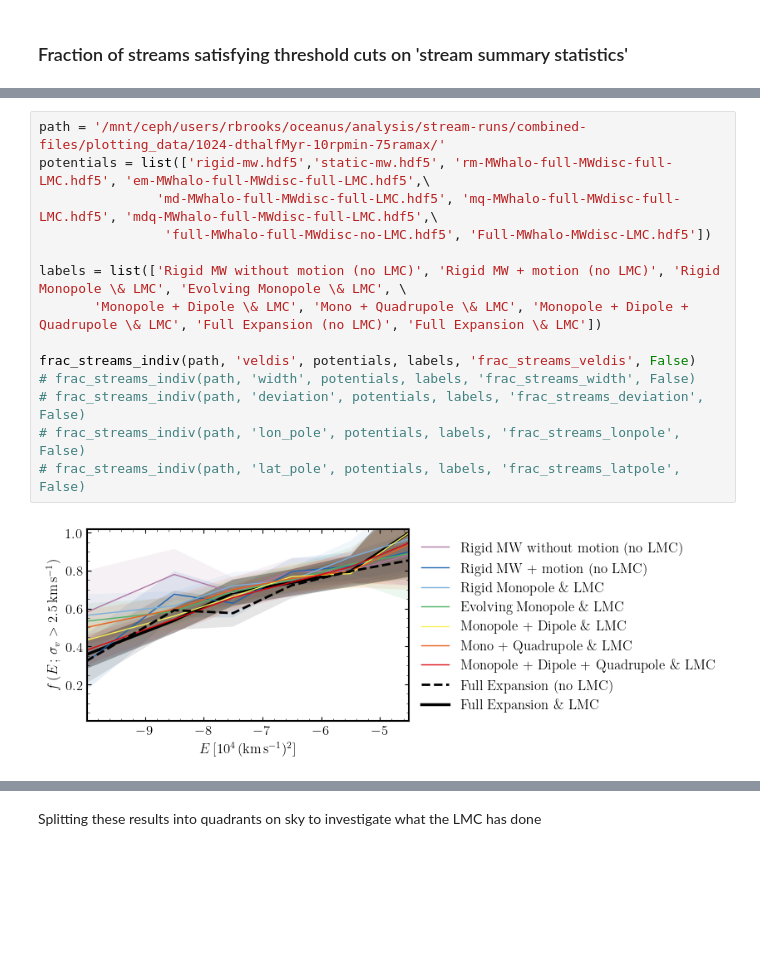
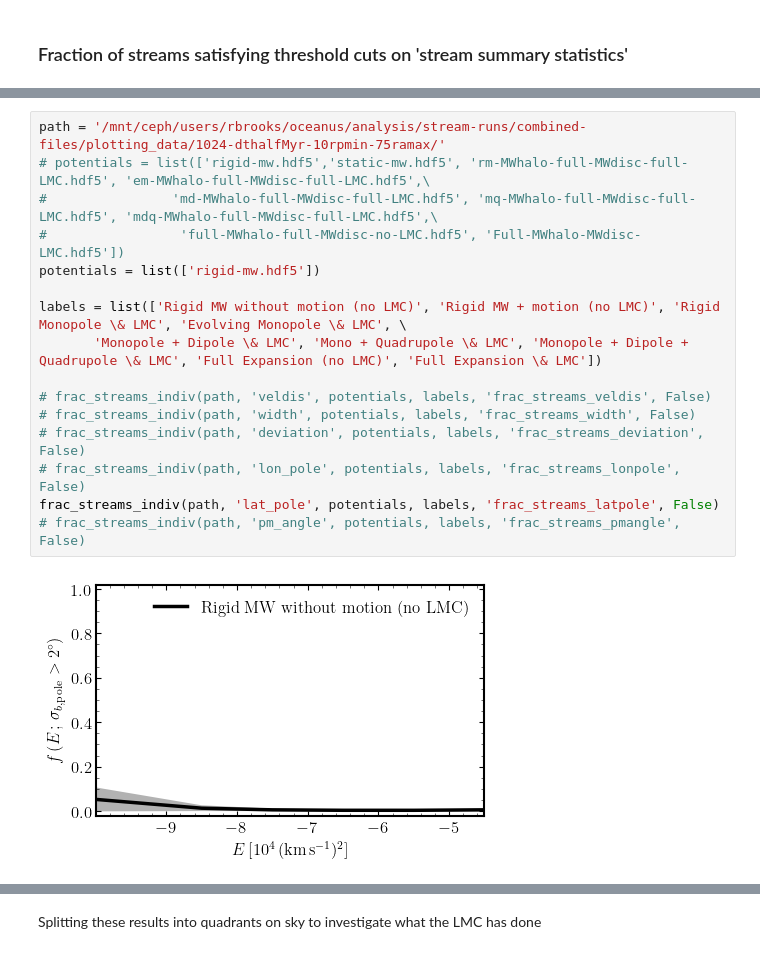
Before and after one commit to dc-broo3/oceanus, a Jupyter notebook: analysis/mollewideplots.ipynb, the cells around one changed output, grey strips where cells are left out. Cells and saved outputs as stored; diff of their text form; blank space fills up the shorter version.

```diff
--- a/analysis/mollewideplots.ipynb
+++ b/analysis/mollewideplots.ipynb
@@ -799,20 +829,22 @@ def frac_streams_indiv(path_data, quantity, pots, pot_labels, plotname, savefig=
     # plt.close()
 # %%
 path = '/mnt/ceph/users/rbrooks/oceanus/analysis/stream-runs/combined-files/plotting_data/1024-dthalfMyr-10rpmin-75ramax/'
-potentials = list(['rigid-mw.hdf5','static-mw.hdf5', 'rm-MWhalo-full-MWdisc-full-LMC.hdf5', 'em-MWhalo-full-MWdisc-full-LMC.hdf5',\
-               'md-MWhalo-full-MWdisc-full-LMC.hdf5', 'mq-MWhalo-full-MWdisc-full-LMC.hdf5', 'mdq-MWhalo-full-MWdisc-full-LMC.hdf5',\
-                'full-MWhalo-full-MWdisc-no-LMC.hdf5', 'Full-MWhalo-MWdisc-LMC.hdf5'])
+# potentials = list(['rigid-mw.hdf5','static-mw.hdf5', 'rm-MWhalo-full-MWdisc-full-LMC.hdf5', 'em-MWhalo-full-MWdisc-full-LMC.hdf5',\
+#                'md-MWhalo-full-MWdisc-full-LMC.hdf5', 'mq-MWhalo-full-MWdisc-full-LMC.hdf5', 'mdq-MWhalo-full-MWdisc-full-LMC.hdf5',\
+#                 'full-MWhalo-full-MWdisc-no-LMC.hdf5', 'Full-MWhalo-MWdisc-LMC.hdf5'])
+potentials = list(['rigid-mw.hdf5'])
 
 labels = list(['Rigid MW without motion (no LMC)', 'Rigid MW + motion (no LMC)', 'Rigid Monopole \& LMC', 'Evolving Monopole \& LMC', \
        'Monopole + Dipole \& LMC', 'Mono + Quadrupole \& LMC', 'Monopole + Dipole + Quadrupole \& LMC', 'Full Expansion (no LMC)', 'Full Expansion \& LMC'])
 
-frac_streams_indiv(path, 'veldis', potentials, labels, 'frac_streams_veldis', False)
+# frac_streams_indiv(path, 'veldis', potentials, labels, 'frac_streams_veldis', False)
 # frac_streams_indiv(path, 'width', potentials, labels, 'frac_streams_width', False)
 # frac_streams_indiv(path, 'deviation', potentials, labels, 'frac_streams_deviation', False)
 # frac_streams_indiv(path, 'lon_pole', potentials, labels, 'frac_streams_lonpole', False)
-# frac_streams_indiv(path, 'lat_pole', potentials, labels, 'frac_streams_latpole', False)
+frac_streams_indiv(path, 'lat_pole', potentials, labels, 'frac_streams_latpole', False)
+# frac_streams_indiv(path, 'pm_angle', potentials, labels, 'frac_streams_pmangle', False)
 # %% [output]
-[figure, old version]
+[figure, new version]
 # %%
 def frac_streams_all(path_data, pots, pot_labels, plotname, savefig=False):
     fig, ax = plt.subplots(3, 2, figsize=(10, 10))
```
Also changed, not shown: parts of 7 cells of this notebook, 3 other files.
